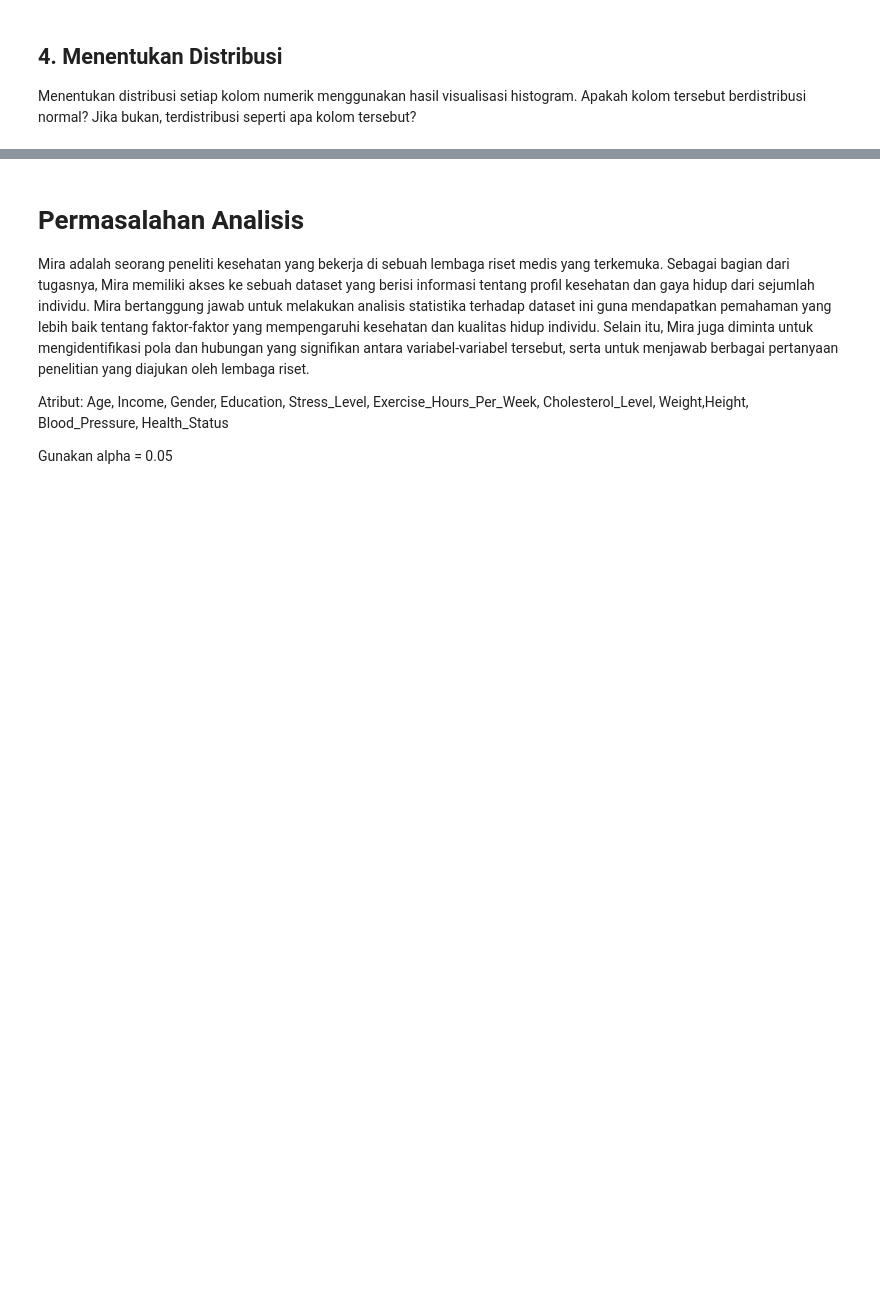
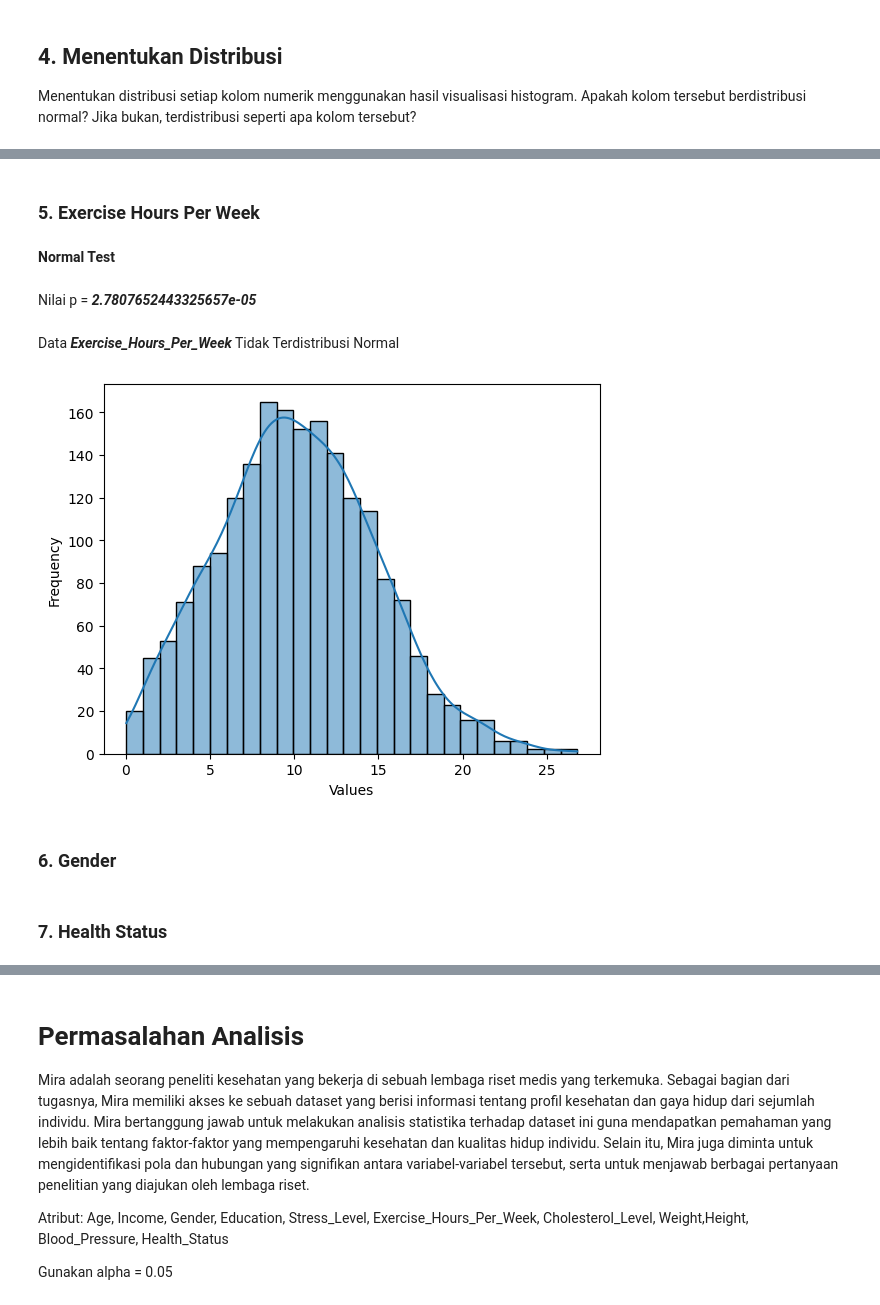
Before and after one commit to Farhannr28/K01-IF2220-13522037-13522039, a Jupyter notebook: Tugas_Besar_Probstat.ipynb, the cells around one changed output, grey strips where cells are left out. Cells and saved outputs as stored; diff of their text form; code cells hidden in the pictures; blank space fills up the shorter version.

```diff
--- a/Tugas_Besar_Probstat.ipynb
+++ b/Tugas_Besar_Probstat.ipynb
@@ -400,0 +450,11 @@ Menentukan distribusi setiap kolom numerik menggunakan hasil visualisasi histogr
+# %% [markdown]
+### **5. Exercise Hours Per Week**
+# %%
+normal_distribution_test(clean_df['Exercise_Hours_Per_Week'])
+# %% [output]
+**Normal Test**
+Nilai p = ***2.7807652443325657e-05***
+Data ***Exercise_Hours_Per_Week*** Tidak Terdistribusi Normal
+[figure, added]
+# %% [markdown]
+### **6. Gender**
@@ -400,0 +463,2 @@ Menentukan distribusi setiap kolom numerik menggunakan hasil visualisasi histogr
+# %% [markdown]
+### **7. Health Status**
```
Also changed, not shown: parts of 21 cells of this notebook.
